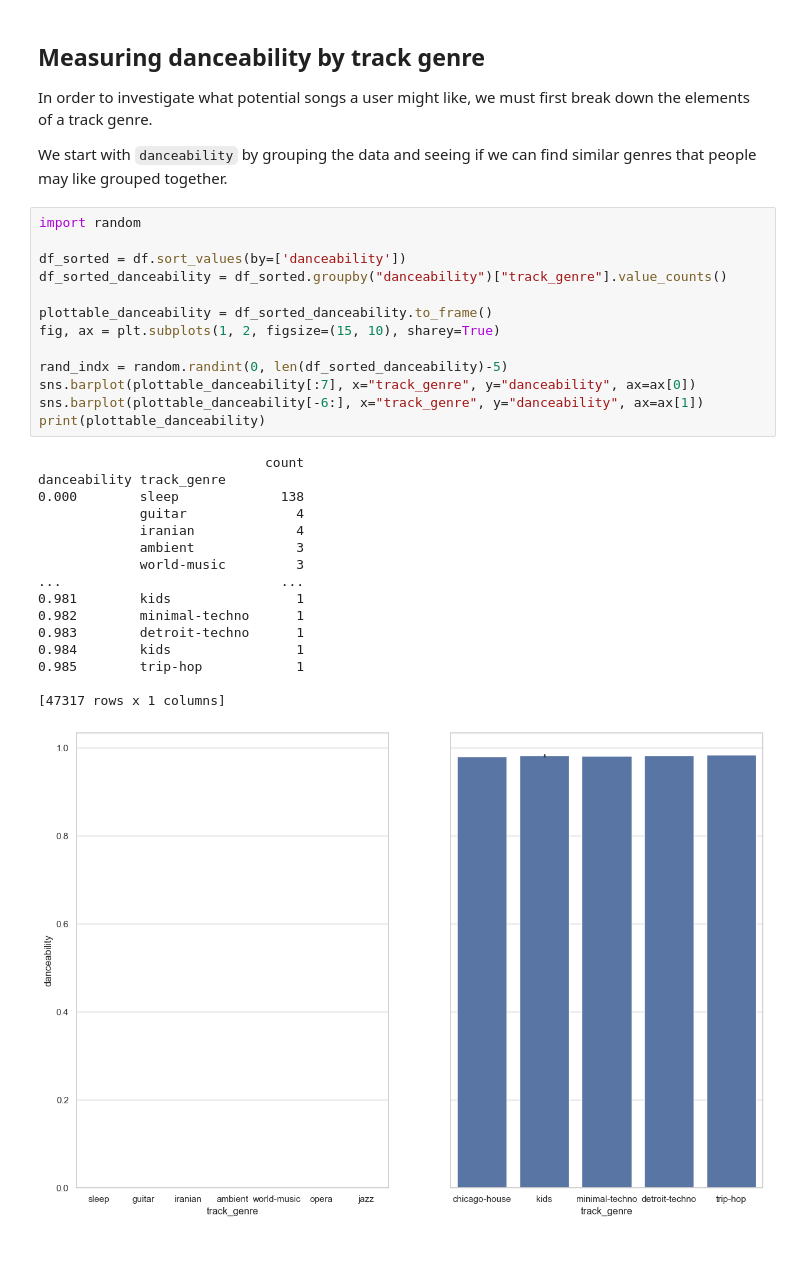
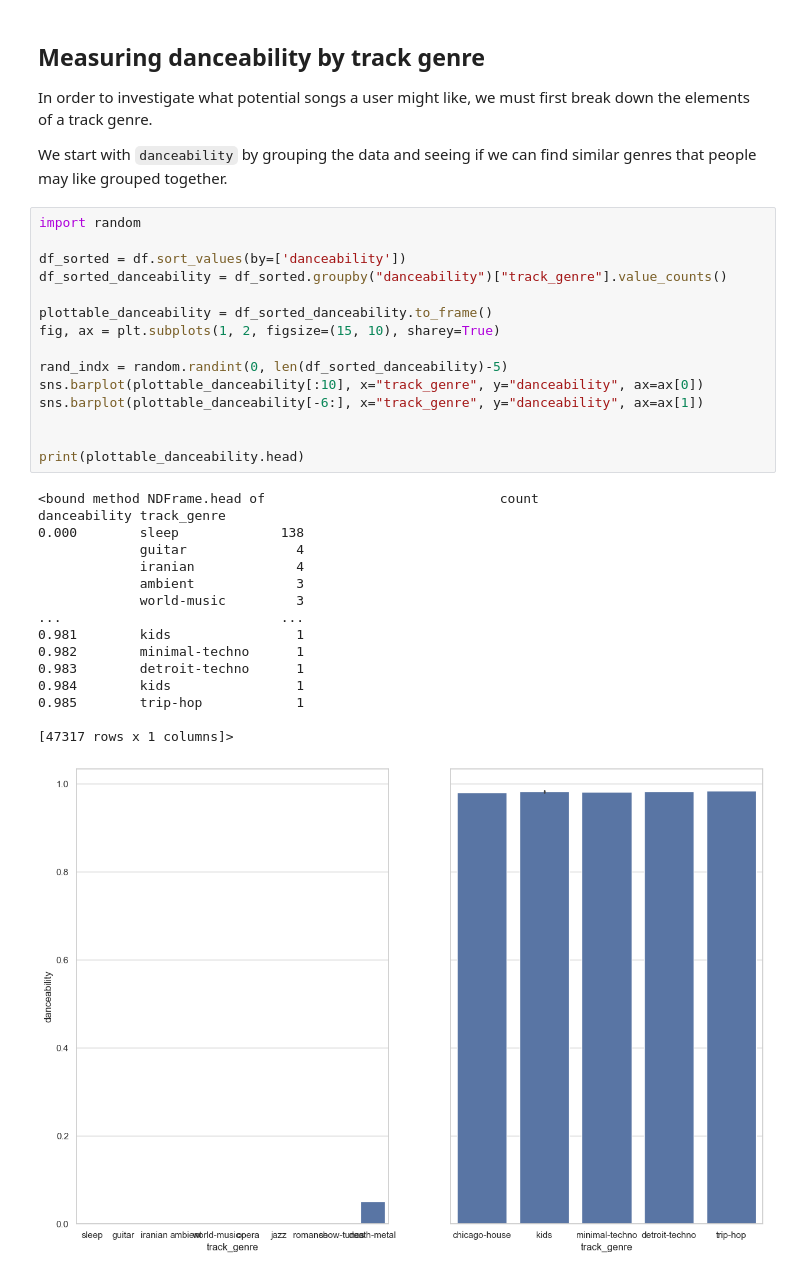
Before and after one commit to Khai189/SpotifyRecommender, a Jupyter notebook: TrainingData/DataVisualization.ipynb, the cells around one changed output. Drawn from its saved outputs; the diff is of its cells as text.

```diff
--- a/TrainingData/DataVisualization.ipynb
+++ b/TrainingData/DataVisualization.ipynb
@@ -153,30 +148,32 @@ We start with `danceability` by grouping the data and seeing if we can find simi
 # %%
 import random
 
 df_sorted = df.sort_values(by=['danceability'])
 df_sorted_danceability = df_sorted.groupby("danceability")["track_genre"].value_counts()
 
 plottable_danceability = df_sorted_danceability.to_frame()
 fig, ax = plt.subplots(1, 2, figsize=(15, 10), sharey=True)
 
 rand_indx = random.randint(0, len(df_sorted_danceability)-5)
-sns.barplot(plottable_danceability[:7], x="track_genre", y="danceability", ax=ax[0])
+sns.barplot(plottable_danceability[:10], x="track_genre", y="danceability", ax=ax[0])
 sns.barplot(plottable_danceability[-6:], x="track_genre", y="danceability", ax=ax[1])
-print(plottable_danceability)
+
+
+print(plottable_danceability.head)
 # %% [output]
-                             count
+<bound method NDFrame.head of                              count
 danceability track_genre
 0.000        sleep             138
              guitar              4
              iranian             4
              ambient             3
              world-music         3
 ...                            ...
 0.981        kids                1
 0.982        minimal-techno      1
 0.983        detroit-techno      1
 0.984        kids                1
 0.985        trip-hop            1
 
-[47317 rows x 1 columns]
+[47317 rows x 1 columns]>
-[figure, old version]
+[figure, new version]
```
Also changed, not shown: parts of 2 cells of this notebook.
